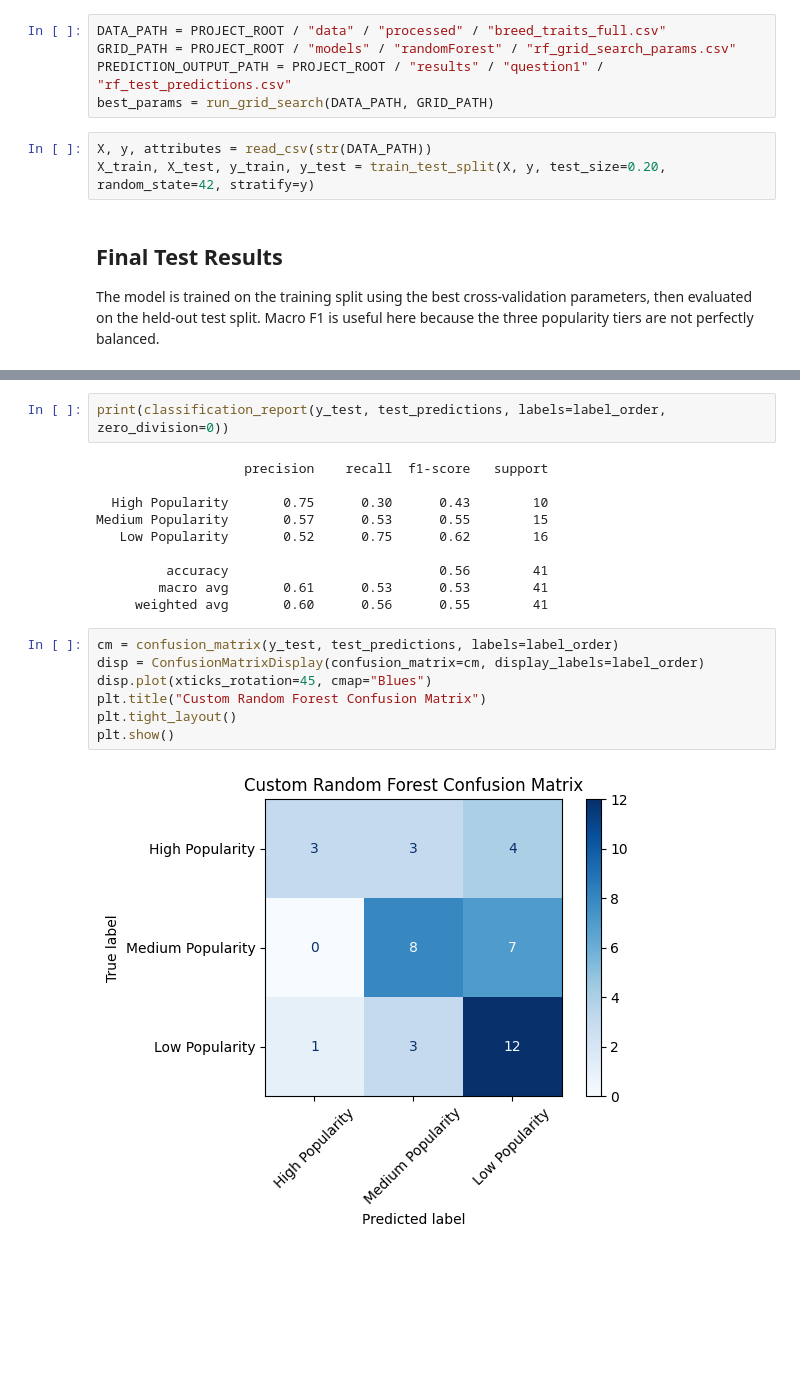
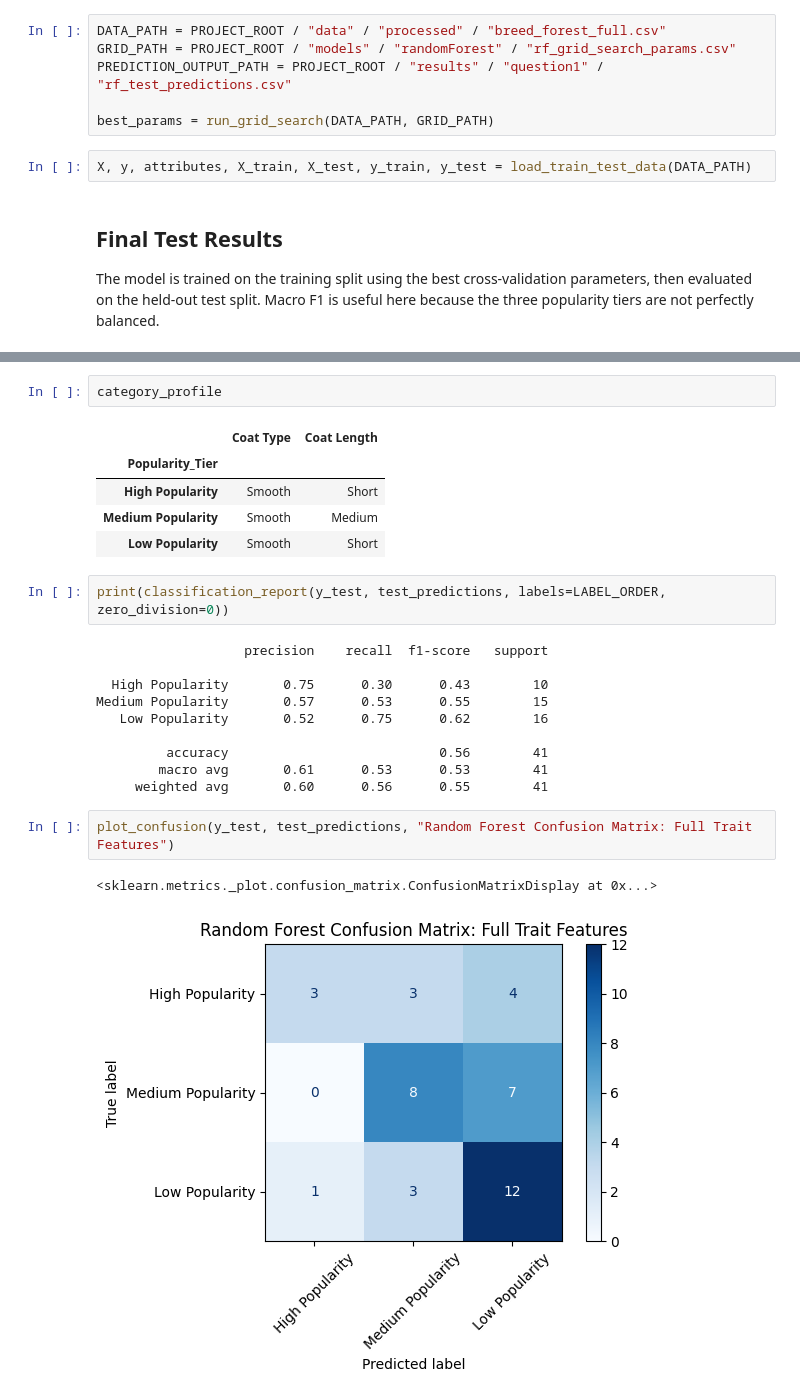
Before and after one commit to summerortega/CSC466_FinalProject, a Jupyter notebook: notebooks/random_forest_full.ipynb, the cells around one changed output, grey strips where cells are left out. Drawn from its saved outputs; the diff is of its cells as text; blank space fills up the shorter version.

Commit message:
refactored random forest model notebooks

```diff
--- a/notebooks/random_forest_full.ipynb
+++ b/notebooks/random_forest_full.ipynb
@@ -27,11 +31,11 @@ from models.readCSV import read_csv
 # %%
-DATA_PATH = PROJECT_ROOT / "data" / "processed" / "breed_traits_full.csv"
+DATA_PATH = PROJECT_ROOT / "data" / "processed" / "breed_forest_full.csv"
 GRID_PATH = PROJECT_ROOT / "models" / "randomForest" / "rf_grid_search_params.csv"
 PREDICTION_OUTPUT_PATH = PROJECT_ROOT / "results" / "question1" / "rf_test_predictions.csv"
+
 best_params = run_grid_search(DATA_PATH, GRID_PATH)
 # %%
-X, y, attributes = read_csv(str(DATA_PATH))
-X_train, X_test, y_train, y_test = train_test_split(X, y, test_size=0.20, random_state=42, stratify=y)
+X, y, attributes, X_train, X_test, y_train, y_test = load_train_test_data(DATA_PATH)
 # %% [markdown]
 ## Final Test Results
 
@@ -139,5 +89,13 @@ category_profile
+# %%
+category_profile
+# %% [output]
+|  | Coat Type | Coat Length |
+| Popularity_Tier |  |  |
+| High Popularity | Smooth | Short |
+| Medium Popularity | Smooth | Medium |
+| Low Popularity | Smooth | Short |
 # %%
-print(classification_report(y_test, test_predictions, labels=label_order, zero_division=0))
+print(classification_report(y_test, test_predictions, labels=LABEL_ORDER, zero_division=0))
 # %% [output]
                    precision    recall  f1-score   support
 
@@ -148,15 +106,11 @@ Medium Popularity       0.57      0.53      0.55        15
          accuracy                           0.56        41
         macro avg       0.61      0.53      0.53        41
      weighted avg       0.60      0.56      0.55        41
-# %%
-cm = confusion_matrix(y_test, test_predictions, labels=label_order)
-disp = ConfusionMatrixDisplay(confusion_matrix=cm, display_labels=label_order)
-disp.plot(xticks_rotation=45, cmap="Blues")
-plt.title("Custom Random Forest Confusion Matrix")
-plt.tight_layout()
-plt.show()
-# %% [output]
-[figure, removed]
+# %%
+plot_confusion(y_test, test_predictions, "Random Forest Confusion Matrix: Full Trait Features")
+# %% [output]
+<sklearn.metrics._plot.confusion_matrix.ConfusionMatrixDisplay at 0x...>
+[figure, added]
 # %% [markdown]
 ## Prediction CSV
 
```
Also changed, not shown: parts of 12 cells of this notebook, 13 other files.
